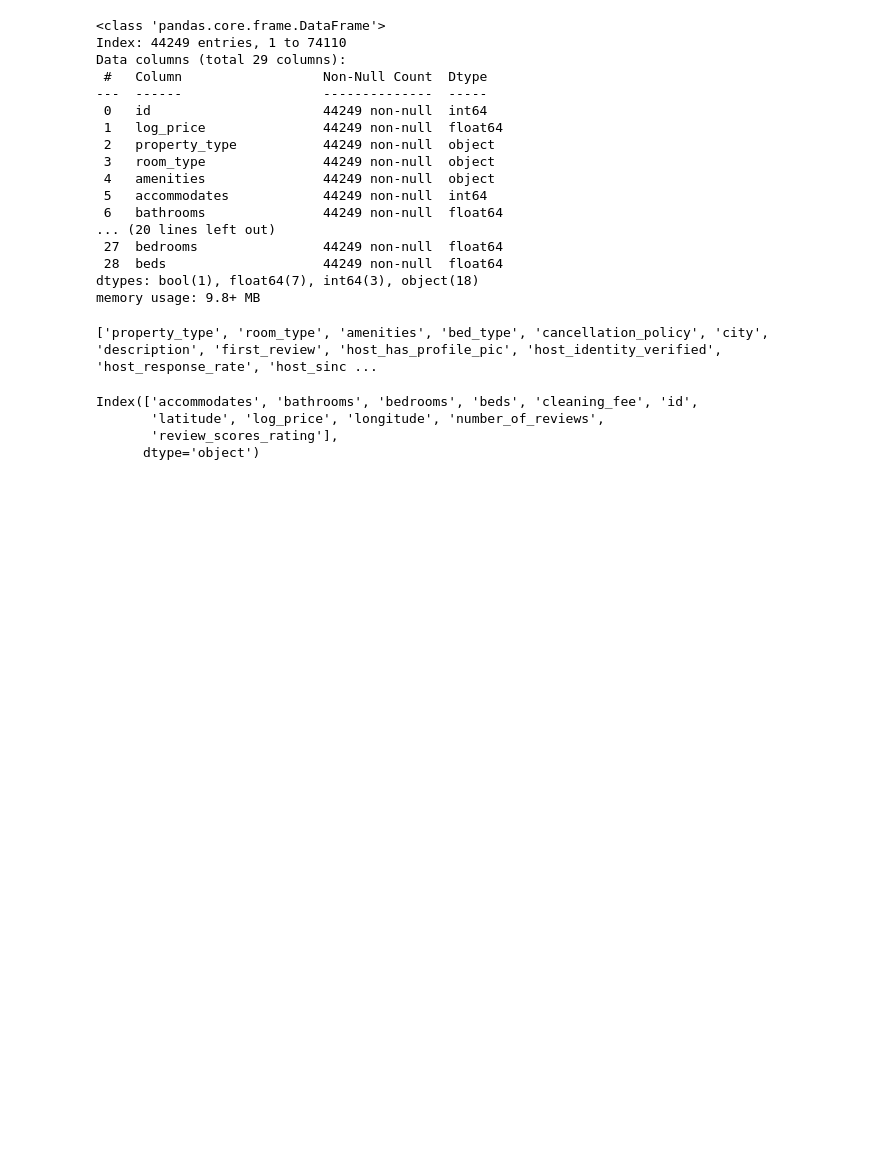
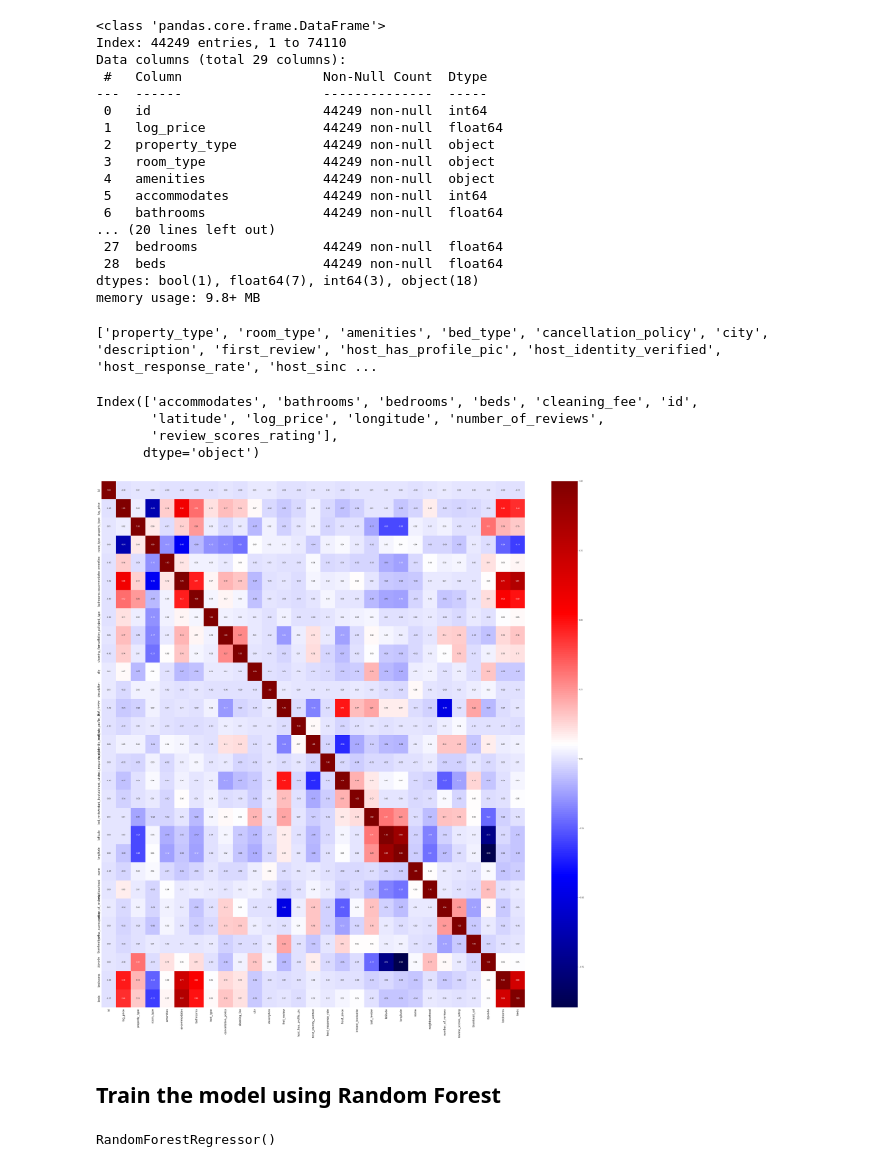
Before and after one commit to Lyn-12/Bootcamp_Projects, a Jupyter notebook: Week2_Project/Airbnb_prediction.ipynb, the cells around one changed output. Saved outputs shown, nothing was run; the diff lists cells and outputs as text; code cells hidden in the pictures; blank space fills up the shorter version.

```diff
--- a/Week2_Project/Airbnb_prediction.ipynb
+++ b/Week2_Project/Airbnb_prediction.ipynb
@@ -349,2 +344,15 @@ print(final_data.head())
+# %%
+le = LabelEncoder()
+for col in categorical:
+    alldata[col] = le.fit_transform(alldata[col])
+# %%
+## Plot the correlation matrix with all the numeric variables
+plt.figure(figsize = (50,50))
+sns.heatmap(alldata.corr(), annot=True, fmt=".2f", cmap="seismic")
+plt.xticks(fontsize=16)
+plt.yticks(fontsize=16)
+plt.show()
+# %% [output]
+[figure, added]
 # %%
 ## Separate your data to explanatory and response variables
@@ -352,0 +364,9 @@ y = final_data[['log_price']]
+# %% [markdown]
+## Train the model using Random Forest
+# %%
+seed = 0   # We set our random seed to zero for reproducibility
+
+rf = RandomForestRegressor()
+rf.fit(X_train, y_train)
+# %% [output]
+RandomForestRegressor()
```
Also changed, not shown: parts of 19 cells of this notebook, 2 other files.
